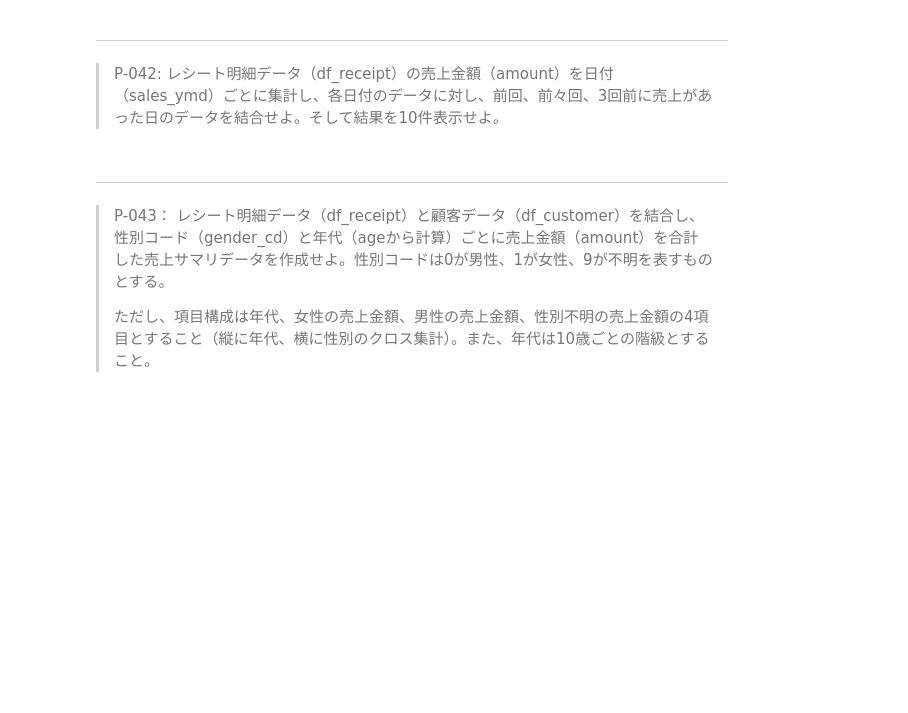
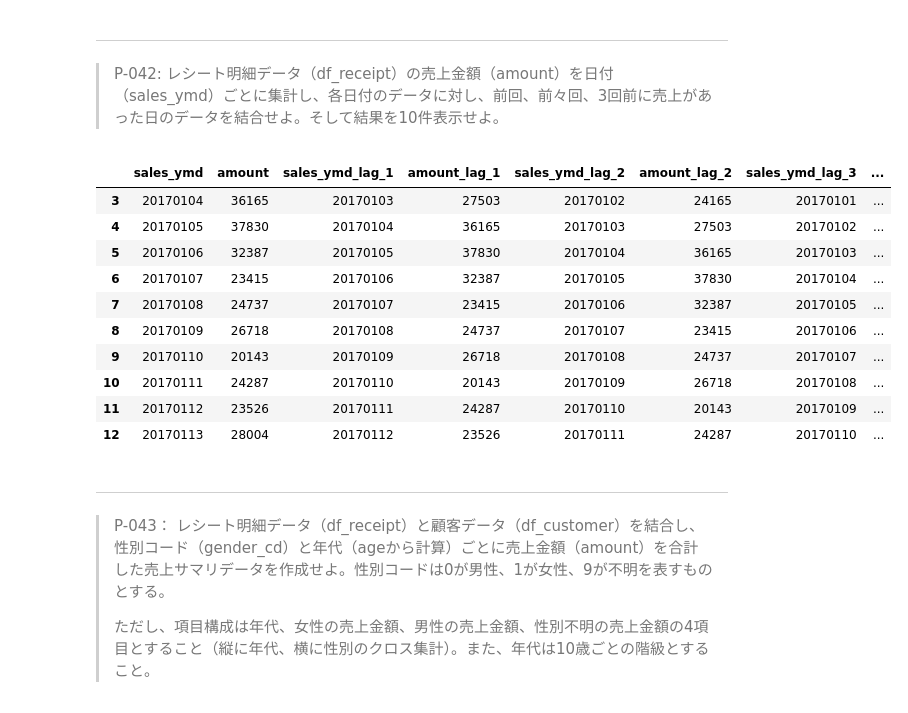
Before and after one commit to palakpaneerer/100knocks-preprocess, a Jupyter notebook: docker/work/preprocess_knock_Python.ipynb, the cells around one changed output. Cells and saved outputs as stored; diff of their text form; code cells hidden in the pictures; blank space fills up the shorter version.

```diff
--- a/docker/work/preprocess_knock_Python.ipynb
+++ b/docker/work/preprocess_knock_Python.ipynb
@@ -742,6 +764,30 @@ len(pd.merge(df_store_tmp, df_product_tmp, on='key', how='outer'))
 # %% [markdown]
 ---
 > P-042: レシート明細データ（df_receipt）の売上金額（amount）を日付（sales_ymd）ごとに集計し、各日付のデータに対し、前回、前々回、3回前に売上があった日のデータを結合せよ。そして結果を10件表示せよ。
+# %%
+df_sales_amount_by_date = df_receipt.groupby('sales_ymd').agg({'amount':'sum'}).reset_index()
+
+df_lag = df_sales_amount_by_date
+
+for i in range(1,4):
+    df_lag = pd.concat([df_lag,
+                        df_sales_amount_by_date.shift(i)],
+                        axis=1)
+    columns = [f'sales_ymd_lag_{i}', f'amount_lag_{i}']
+    df_lag.columns = list(df_lag.columns)[:-len(columns)] + columns
+df_lag.dropna().astype(int).sort_values(['sales_ymd']).head(10)
+# %% [output]
+|  | sales_ymd | amount | sales_ymd_lag_1 | amount_lag_1 | sales_ymd_lag_2 | amount_lag_2 | sales_ymd_lag_3 | ... |
+| 3 | 20170104 | 36165 | 20170103 | 27503 | 20170102 | 24165 | 20170101 | ... |
+| 4 | 20170105 | 37830 | 20170104 | 36165 | 20170103 | 27503 | 20170102 | ... |
+| 5 | 20170106 | 32387 | 20170105 | 37830 | 20170104 | 36165 | 20170103 | ... |
+| 6 | 20170107 | 23415 | 20170106 | 32387 | 20170105 | 37830 | 20170104 | ... |
+| 7 | 20170108 | 24737 | 20170107 | 23415 | 20170106 | 32387 | 20170105 | ... |
+| 8 | 20170109 | 26718 | 20170108 | 24737 | 20170107 | 23415 | 20170106 | ... |
+| 9 | 20170110 | 20143 | 20170109 | 26718 | 20170108 | 24737 | 20170107 | ... |
+| 10 | 20170111 | 24287 | 20170110 | 20143 | 20170109 | 26718 | 20170108 | ... |
+| 11 | 20170112 | 23526 | 20170111 | 24287 | 20170110 | 20143 | 20170109 | ... |
+| 12 | 20170113 | 28004 | 20170112 | 23526 | 20170111 | 24287 | 20170110 | ... |
 # %% [markdown]
 ---
 > P-043： レシート明細データ（df_receipt）と顧客データ（df_customer）を結合し、性別コード（gender_cd）と年代（ageから計算）ごとに売上金額（amount）を合計した売上サマリデータを作成せよ。性別コードは0が男性、1が女性、9が不明を表すものとする。
```
Also changed, not shown: parts of 20 cells of this notebook.
